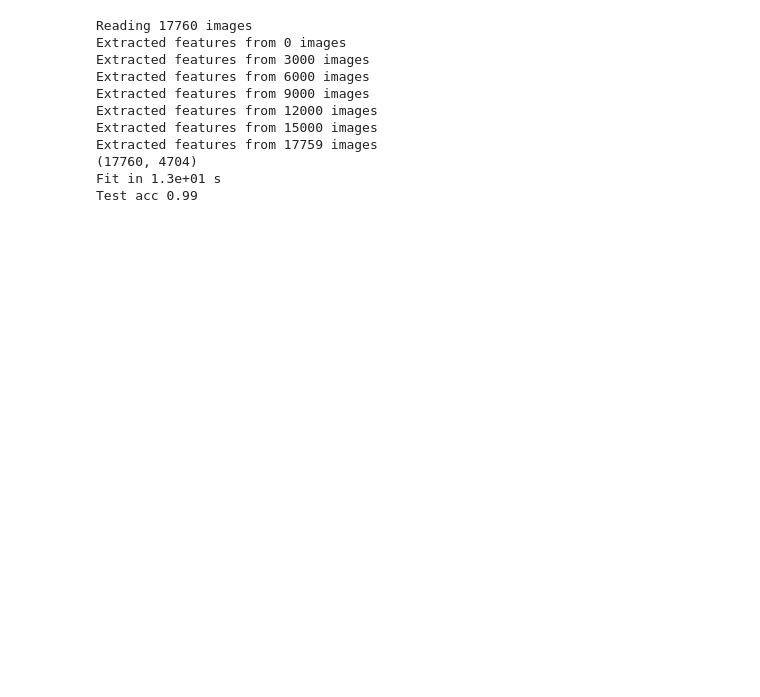
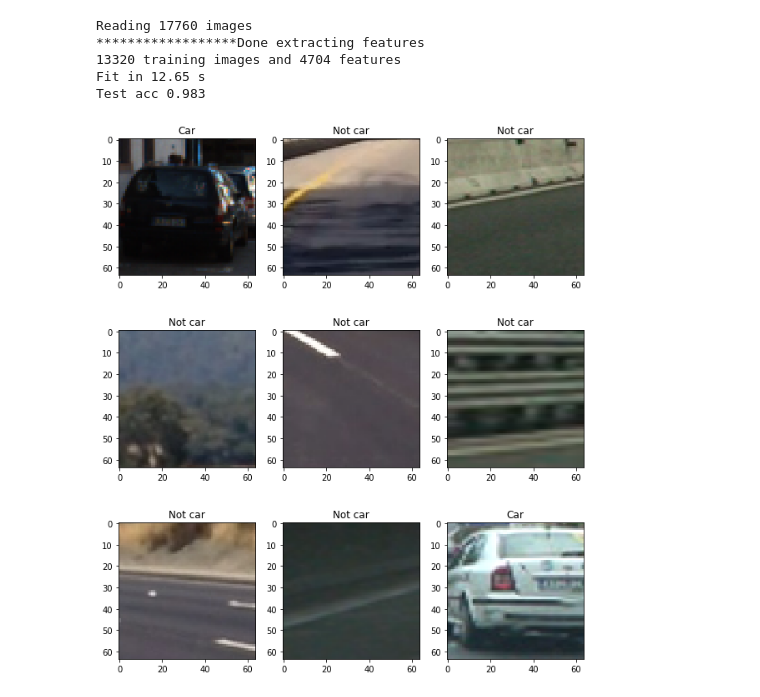
Before and after one commit to sketchc89/VehicleDetectionTracking-P5, a Jupyter notebook: VehicleDetectionTracking.ipynb, the cells around one changed output. Drawn from its saved outputs; the diff is of its cells as text; code cells hidden in the pictures; blank space fills up the shorter version.

Commit message:
Added accuracy and plotting to classifier function

```diff
--- a/VehicleDetectionTracking.ipynb
+++ b/VehicleDetectionTracking.ipynb
@@ -10,21 +10,19 @@ from sklearn.preprocessing import StandardScaler
 from sklearn.svm import LinearSVC
 from sklearn.model_selection import train_test_split
 from skimage.feature import hog
+import matplotlib
 %matplotlib inline
+matplotlib.rcParams['figure.figsize'] = (10.0, 12.0)
 # %%
 classifier = train_car_classifier('./data/vehicles/',
-                                  './data/non-vehicles/')
+                                  './data/non-vehicles/',
+                                  display=True)
 # %% [output]
 Reading 17760 images
-Extracted features from 0 images
-Extracted features from 3000 images
-Extracted features from 6000 images
-Extracted features from 9000 images
-Extracted features from 12000 images
-Extracted features from 15000 images
-Extracted features from 17759 images
-(17760, 4704)
-Fit in 1.3e+01 s
-Test acc 0.99
+******************Done extracting features
+13320 training images and 4704 features
+Fit in 12.65 s
+Test acc 0.983
+[figure, added]
 # %%
 #------------------80-chars----------------------------------------------------|
```
Also changed, not shown: parts of 6 cells of this notebook.
